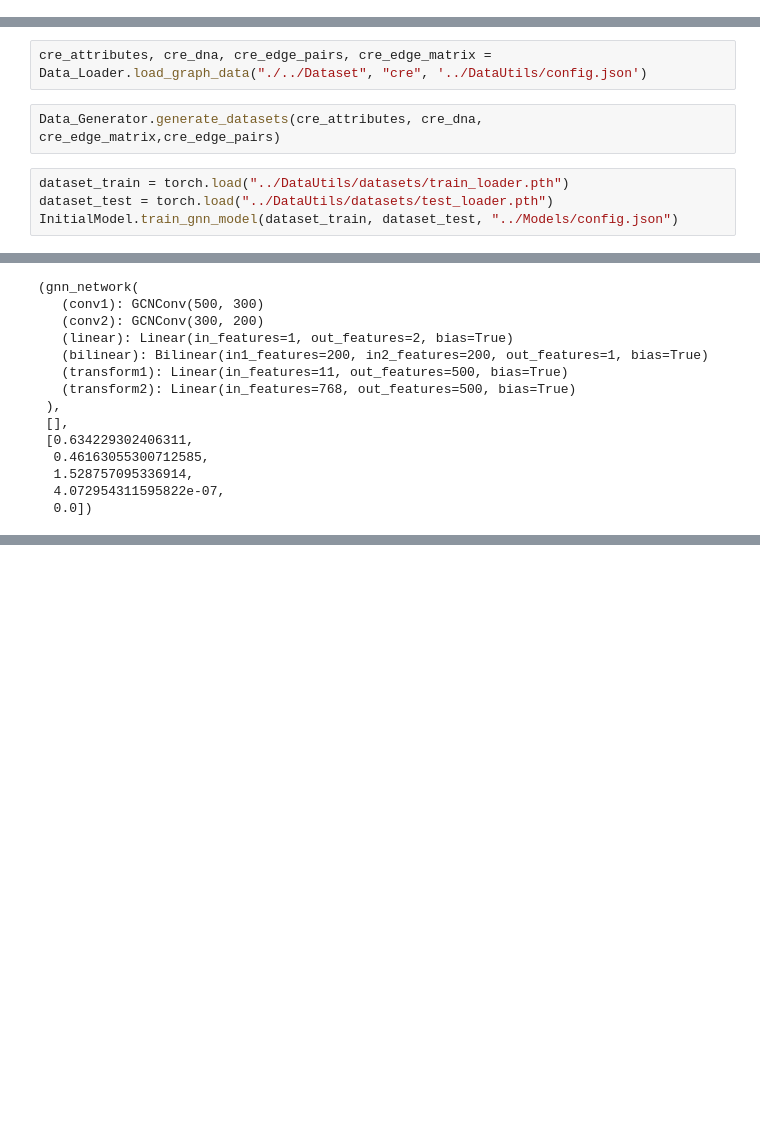
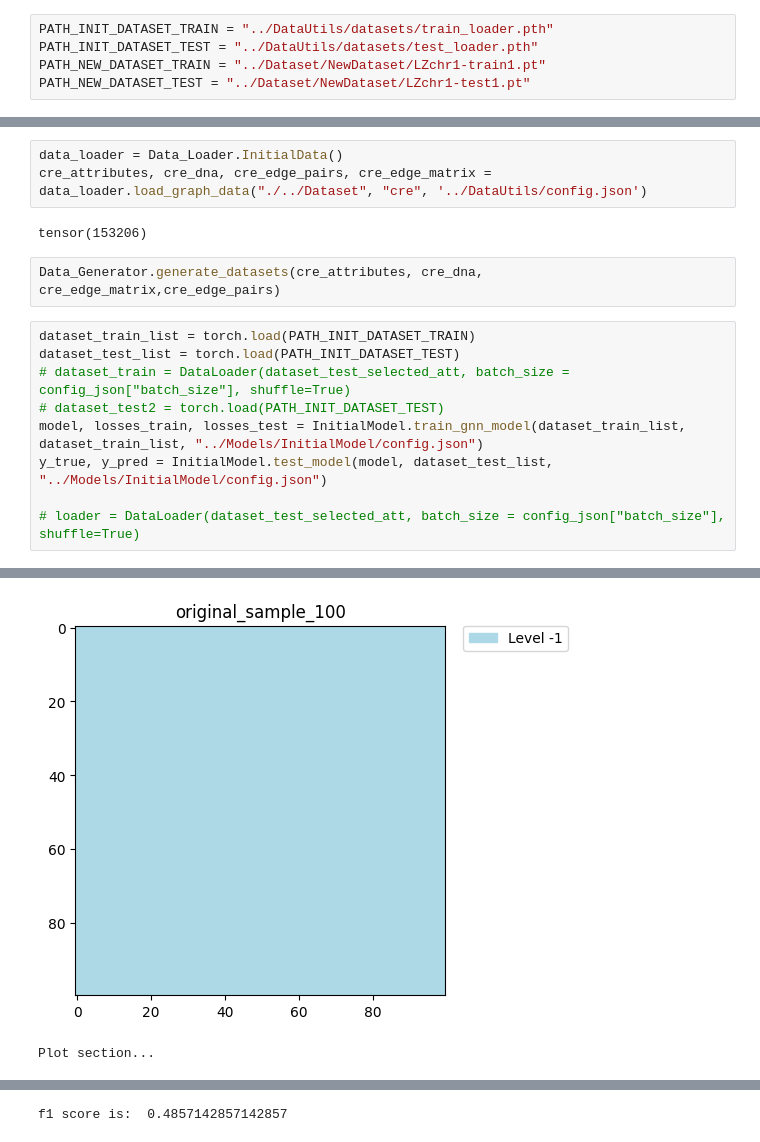
Before and after one commit to Ruoyun-W/cREgraph, a Jupyter notebook: cRE/SourceCode/cRE.ipynb, the cells around one changed output, grey strips where cells are left out. Cells and saved outputs as stored; diff of their text form; blank space fills up the shorter version.

```diff
--- a/cRE/SourceCode/cRE.ipynb
+++ b/cRE/SourceCode/cRE.ipynb
@@ -11,3 +17,8 @@ import torch
+# %%
+PATH_INIT_DATASET_TRAIN = "../DataUtils/datasets/train_loader.pth"
+PATH_INIT_DATASET_TEST = "../DataUtils/datasets/test_loader.pth"
+PATH_NEW_DATASET_TRAIN = "../Dataset/NewDataset/LZchr1-train1.pt"
+PATH_NEW_DATASET_TEST = "../Dataset/NewDataset/LZchr1-test1.pt"
 # %%
 import importlib
 importlib.reload(Data_Generator)
@@ -17,11 +30,19 @@ importlib.reload(Data_Loader)
 # %%
-cre_attributes, cre_dna, cre_edge_pairs, cre_edge_matrix = Data_Loader.load_graph_data("./../Dataset", "cre", '../DataUtils/config.json')
+data_loader = Data_Loader.InitialData()
+cre_attributes, cre_dna, cre_edge_pairs, cre_edge_matrix = data_loader.load_graph_data("./../Dataset", "cre", '../DataUtils/config.json')
+# %% [output]
+tensor(153206)
 # %%
 Data_Generator.generate_datasets(cre_attributes, cre_dna, cre_edge_matrix,cre_edge_pairs)
 # %%
-dataset_train = torch.load("../DataUtils/datasets/train_loader.pth")
-dataset_test = torch.load("../DataUtils/datasets/test_loader.pth")
-InitialModel.train_gnn_model(dataset_train, dataset_test, "../Models/config.json")
+dataset_train_list = torch.load(PATH_INIT_DATASET_TRAIN)
+dataset_test_list = torch.load(PATH_INIT_DATASET_TEST)
+# dataset_train = DataLoader(dataset_test_selected_att, batch_size = config_json["batch_size"], shuffle=True)
+# dataset_test2 = torch.load(PATH_INIT_DATASET_TEST)
+model, losses_train, losses_test = InitialModel.train_gnn_model(dataset_train_list, dataset_train_list, "../Models/InitialModel/config.json")
+y_true, y_pred = InitialModel.test_model(model, dataset_test_list, "../Models/InitialModel/config.json")
+
+# loader = DataLoader(dataset_test_selected_att, batch_size = config_json["batch_size"], shuffle=True)
 # %% [output]
 +----------------------+-------------------------+----------------+----------+
 | Layer                | Input Shape             | Output Shape   | #Param   |
@@ -42,14 +67,2 @@ epoch 4, loss 1.016784906387329
+[figure, added]
-(gnn_network(
-   (conv1): GCNConv(500, 300)
-   (conv2): GCNConv(300, 200)
-   (linear): Linear(in_features=1, out_features=2, bias=True)
-   (bilinear): Bilinear(in1_features=200, in2_features=200, out_features=1, bias=True)
-   (transform1): Linear(in_features=11, out_features=500, bias=True)
-   (transform2): Linear(in_features=768, out_features=500, bias=True)
- ),
- [],
- [0.634229302406311,
-  0.46163055300712585,
-  1.528757095336914,
-  4.072954311595822e-07,
-  0.0])
+Plot section...
@@ -55,0 +70 @@ epoch 4, loss 1.016784906387329
+f1 score is:  0.4857142857142857
```
Also changed, not shown: parts of 6 cells of this notebook, 12 other files.
